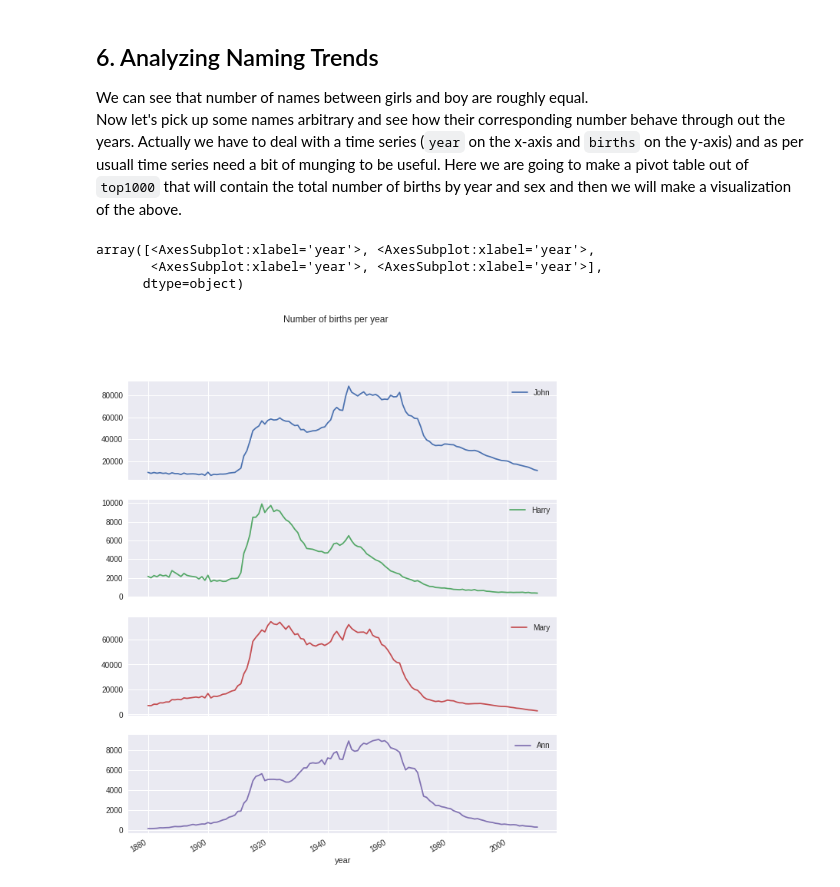
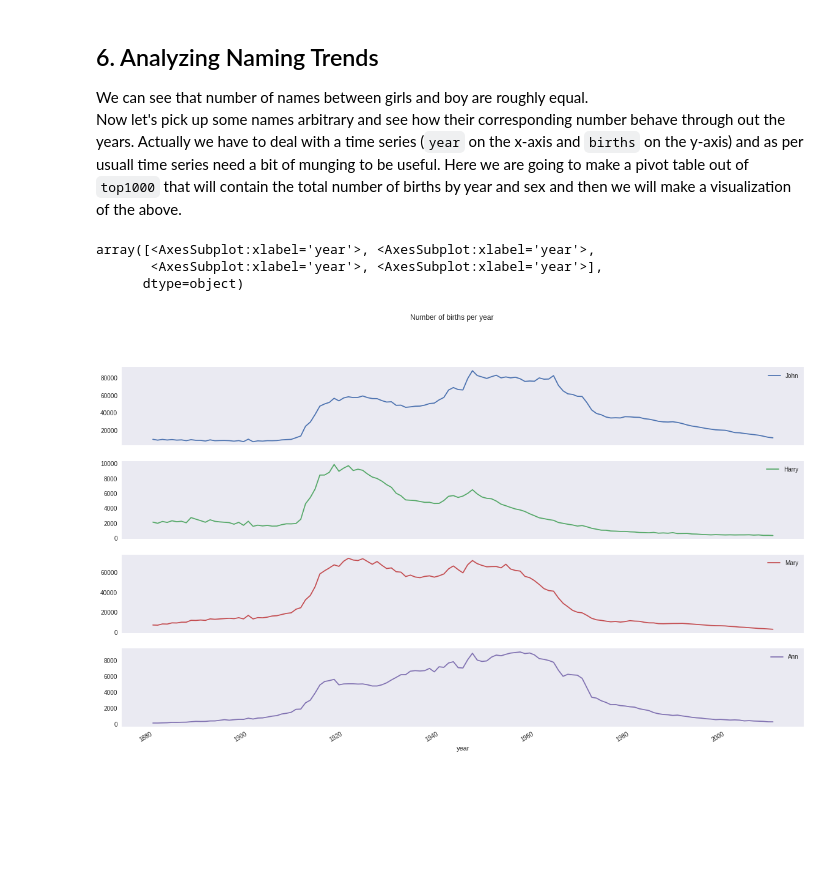
Before and after one commit to DimKapoulas/US-Baby-Names, a Jupyter notebook: babynames_analysis.ipynb, the cells around one changed output. Cells and saved outputs as stored; diff of their text form; code cells hidden in the pictures; blank space fills up the shorter version.

```diff
--- a/babynames_analysis.ipynb
+++ b/babynames_analysis.ipynb
@@ -150,12 +150,12 @@ Now let's pick up some names arbitrary and see how their corresponding number be
 # %%
 # Reshape 'top1000', aggregate entries
 total_births = pd.pivot_table(top1000, values='births', index='year', columns='name', aggfunc=sum)
 
 # Subset the names to be plotted
 subset = total_births[['John', 'Harry', 'Mary', 'Ann']]
-subset.plot(subplots=True, figsize=(10,12), title="Number of births per year")
+subset.plot(subplots=True, figsize=(20,12), grid=False, title="Number of births per year")
 # %% [output]
 array([<AxesSubplot:xlabel='year'>, <AxesSubplot:xlabel='year'>,
        <AxesSubplot:xlabel='year'>, <AxesSubplot:xlabel='year'>],
       dtype=object)
-[figure, old version]
+[figure, new version]
```
Also changed, not shown: parts of 2 cells of this notebook, 1 other file.
